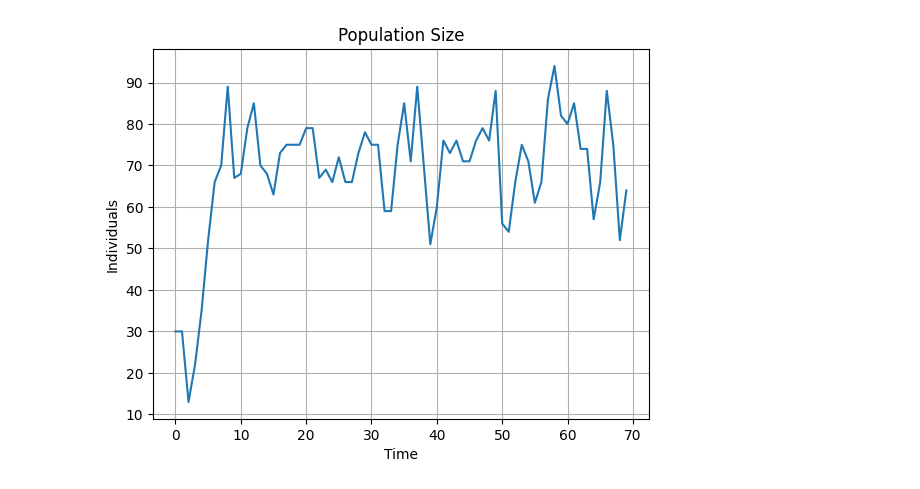
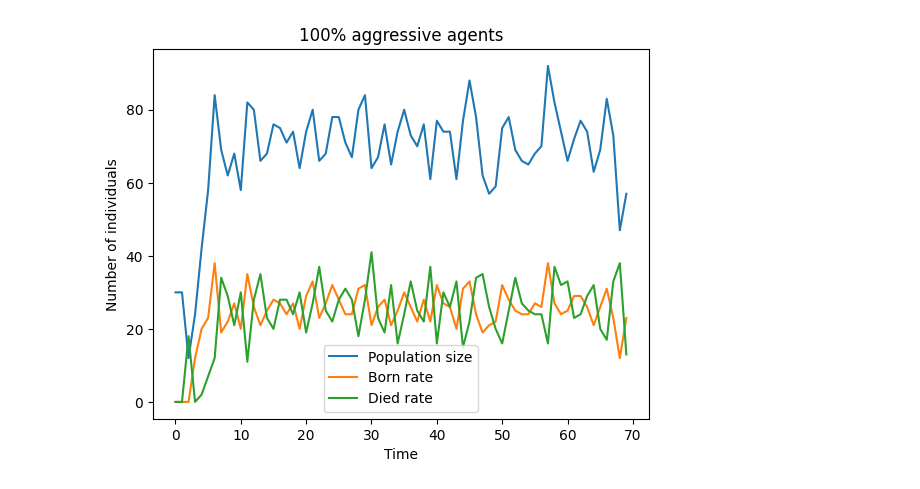
Before and after one commit to Radler77/leysin-modelling, a Jupyter notebook: demo.ipynb, the cells around one changed output. Drawn from its saved outputs; the diff is of its cells as text; code cells hidden in the pictures.

```diff
--- a/demo.ipynb
+++ b/demo.ipynb
@@ -11,6 +15,8 @@ world = World.create_simple_but_aggressive_world()
 # %%
+world = World.create_simple_but_aggressive_world()
+
 simulation: Simulation = Simulation(number_of_timesteps, world)
 simulation.run()
-plotter = PopulationPlotter().plot(simulation.get_population_size_log())
+plotter = PopulationPlotter().plot(simulation.get_data_log(), title="100% aggressive agents")
 # %% [output]
-[figure, old version]
+[figure, new version]
```
Also changed, not shown: parts of 4 cells of this notebook, 4 other files.
